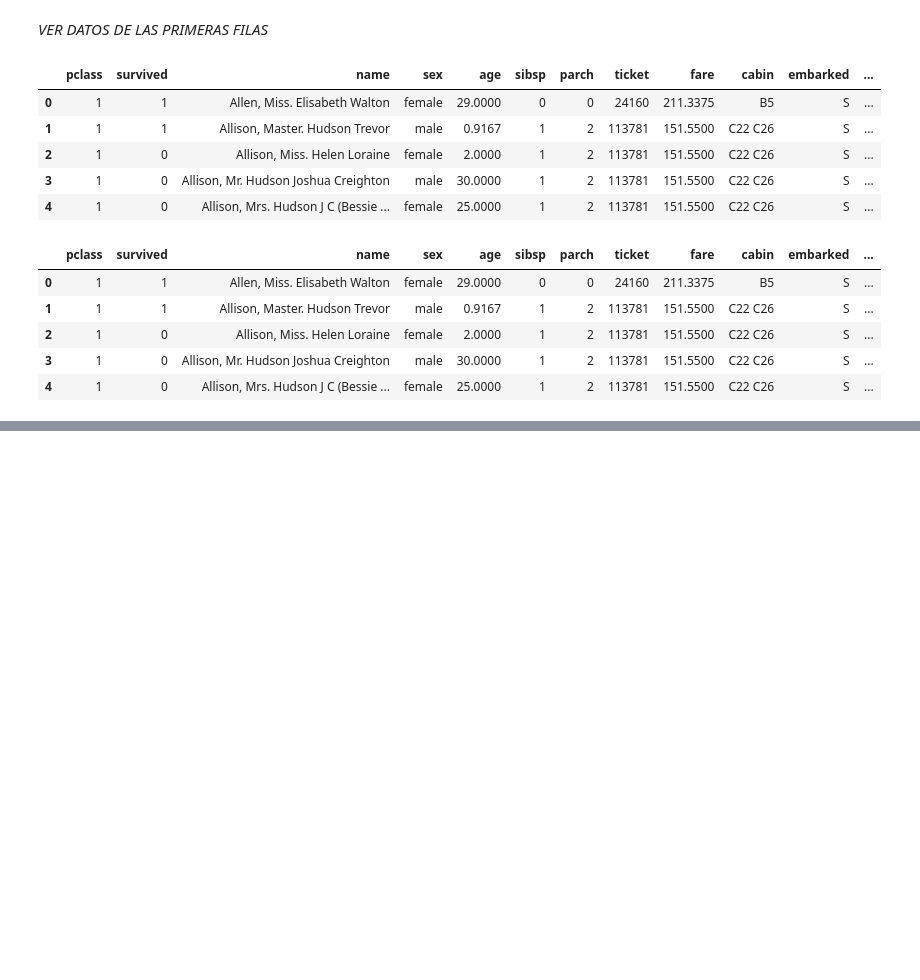
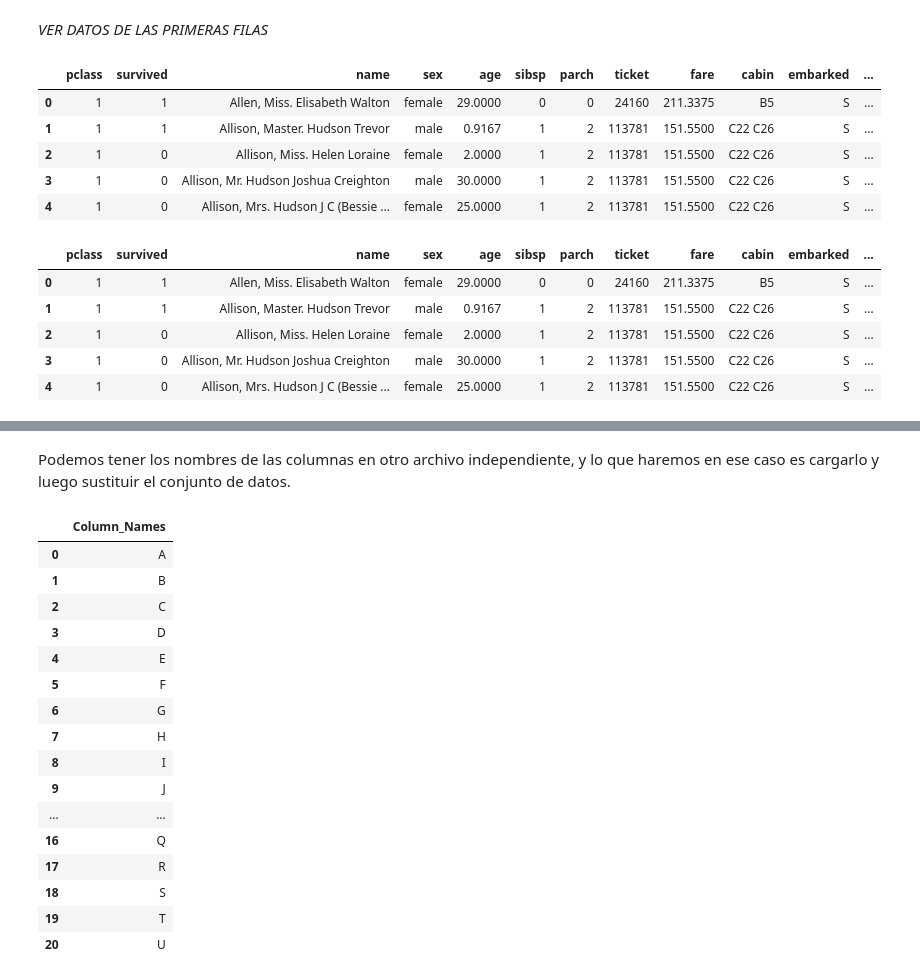
Before and after one commit to javilledo/MachineLearning, a Jupyter notebook: notebooks/t01_01_titanic.ipynb, the cells around one changed output, grey strips where cells are left out. Drawn from its saved outputs; the diff is of its cells as text; code cells hidden in the pictures; blank space fills up the shorter version.

```diff
--- a/notebooks/t01_01_titanic.ipynb
+++ b/notebooks/t01_01_titanic.ipynb
@@ -44,0 +117,24 @@ data_from_url.head()
+# %% [markdown]
+Podemos tener los nombres de las columnas en otro archivo independiente, y lo que haremos en ese caso es cargarlo y luego sustituir el conjunto de datos.
+# %%
+url_columns='https://raw.githubusercontent.com/javilledo/python-ml-course/master/datasets/customer-churn-model/Customer%20Churn%20Columns.csv'
+txt_from_url_columns = pd.read_csv(url_columns)
+txt_from_url_columns
+# %% [output]
+|  | Column_Names |
+| 0 | A |
+| 1 | B |
+| 2 | C |
+| 3 | D |
+| 4 | E |
+| 5 | F |
+| 6 | G |
+| 7 | H |
+| 8 | I |
+| 9 | J |
+| ... | ... |
+| 16 | Q |
+| 17 | R |
+| 18 | S |
+| 19 | T |
+| 20 | U |
```
Also changed, not shown: parts of 26 cells of this notebook.
